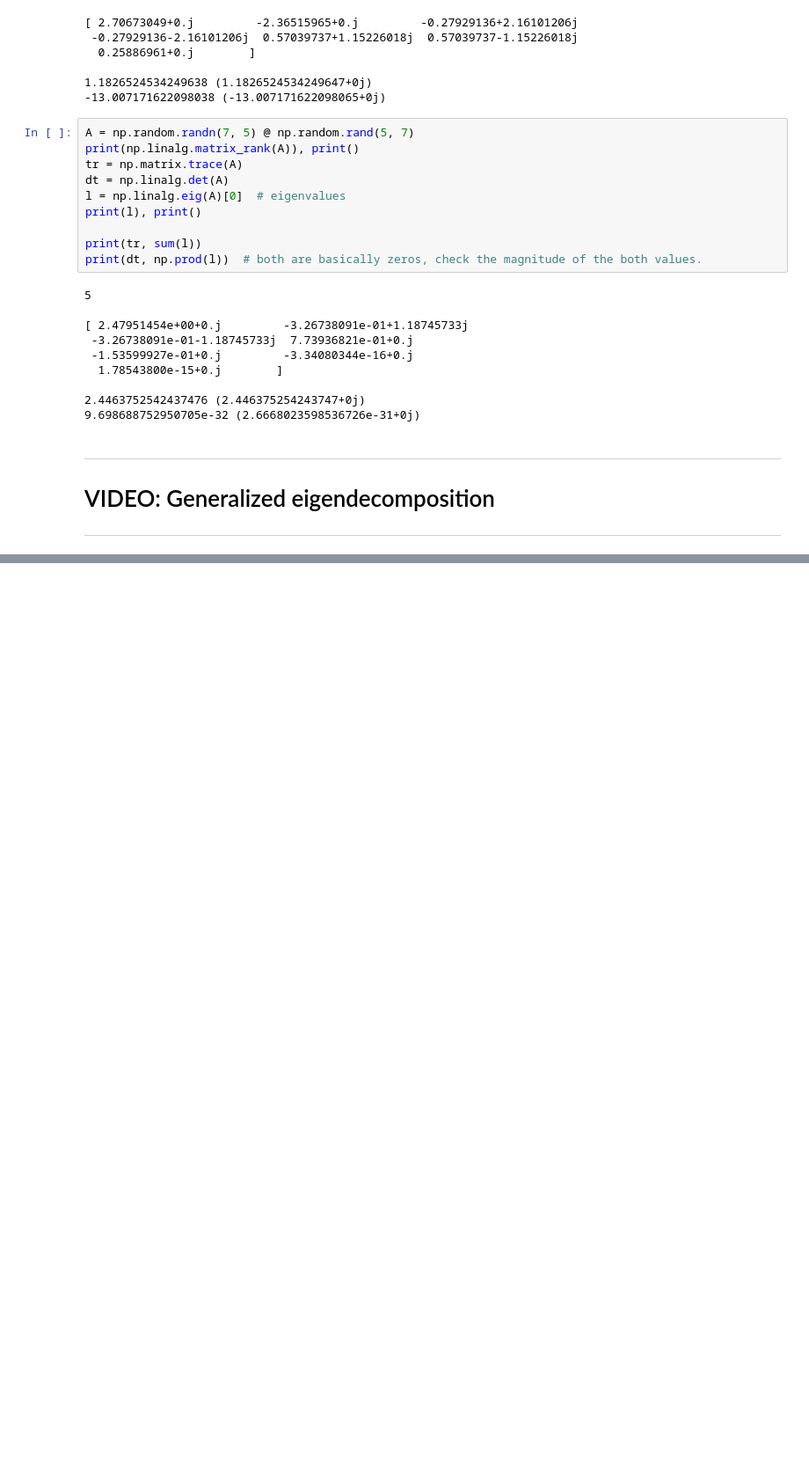
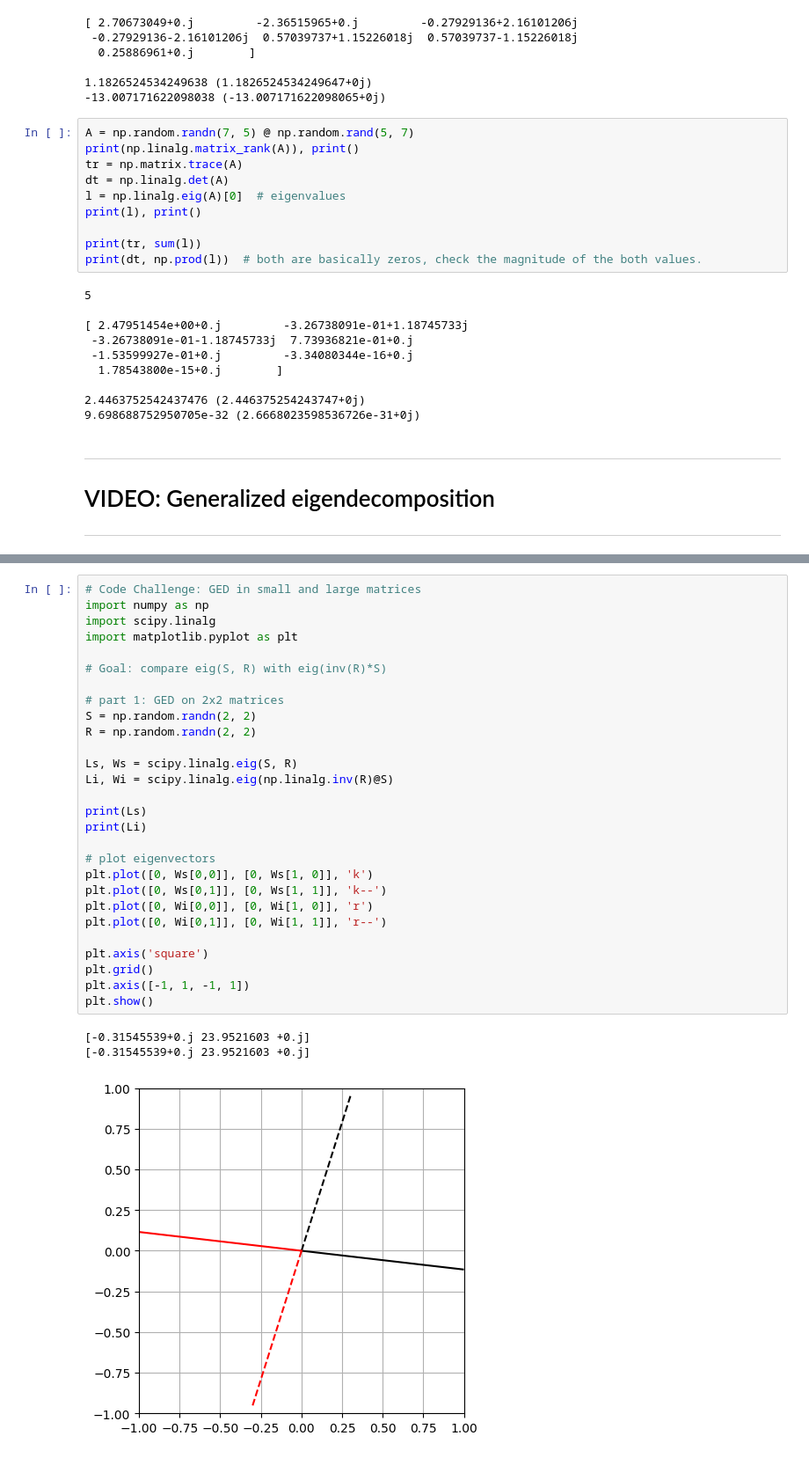
Before and after one commit to roykim0823/Python, a Jupyter notebook: linearAlgebra/mikexcohen/13_eig.ipynb, the cells around one changed output, grey strips where cells are left out. Shown at 88% size. Saved outputs shown, nothing was run; the diff lists cells and outputs as text; blank space fills up the shorter version.

```diff
--- a/linearAlgebra/mikexcohen/13_eig.ipynb
+++ b/linearAlgebra/mikexcohen/13_eig.ipynb
@@ -766,3 +768,35 @@ plt.show()
 [figure]
 [figure]
 [figure]
+# %%
+# Code Challenge: GED in small and large matrices
+import numpy as np
+import scipy.linalg
+import matplotlib.pyplot as plt
+
+# Goal: compare eig(S, R) with eig(inv(R)*S)
+
+# part 1: GED on 2x2 matrices
+S = np.random.randn(2, 2)
+R = np.random.randn(2, 2)
+
+Ls, Ws = scipy.linalg.eig(S, R)
+Li, Wi = scipy.linalg.eig(np.linalg.inv(R)@S)
+
+print(Ls)
+print(Li)
+
+# plot eigenvectors
+plt.plot([0, Ws[0,0]], [0, Ws[1, 0]], 'k')
+plt.plot([0, Ws[0,1]], [0, Ws[1, 1]], 'k--')
+plt.plot([0, Wi[0,0]], [0, Wi[1, 0]], 'r')
+plt.plot([0, Wi[0,1]], [0, Wi[1, 1]], 'r--')
+
+plt.axis('square')
+plt.grid()
+plt.axis([-1, 1, -1, 1])
+plt.show()
+# %% [output]
+[-0.31545539+0.j 23.9521603 +0.j]
+[-0.31545539+0.j 23.9521603 +0.j]
+[figure, added]
```
Also changed, not shown: parts of 4 cells of this notebook, 2 other files.
